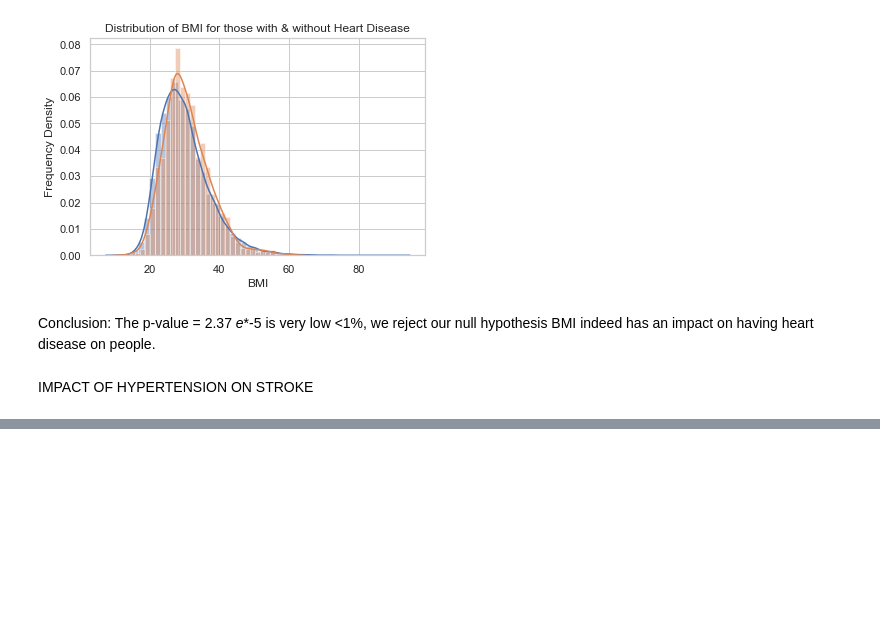
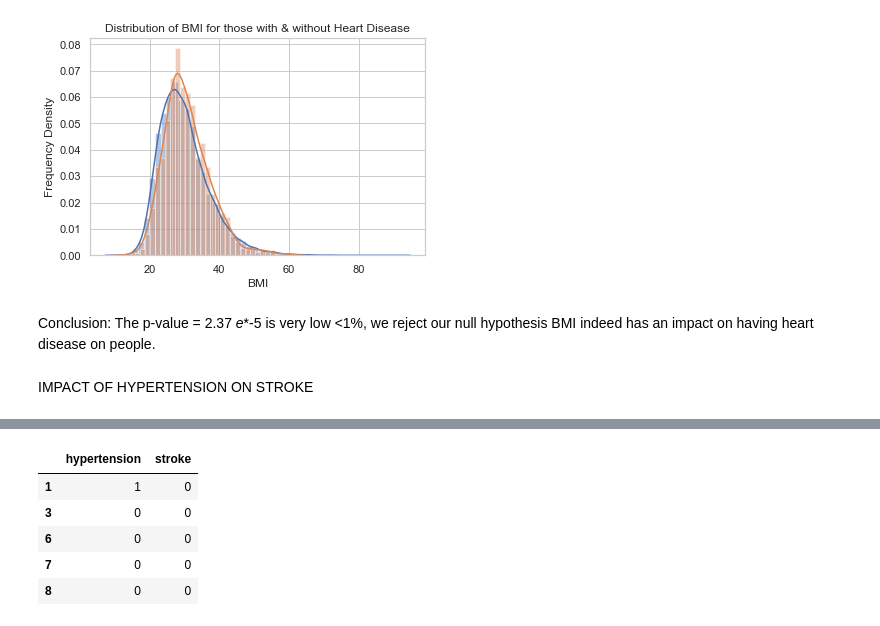
Before and after one commit to ThoaShook/ds-mod3-project, a Jupyter notebook: Thoa_Work0801.ipynb, the cells around one changed output, grey strips where cells are left out. Cells and saved outputs as stored; diff of their text form; code cells hidden in the pictures; blank space fills up the shorter version.

```diff
--- a/Thoa_Work0801.ipynb
+++ b/Thoa_Work0801.ipynb
@@ -342,0 +369,10 @@ IMPACT OF HYPERTENSION ON STROKE
+# %%
+df_hypertension_stroke = df[['hypertension', 'stroke']]
+df_hypertension_stroke.head()
+# %% [output]
+|  | hypertension | stroke |
+| 1 | 1 | 0 |
+| 3 | 0 | 0 |
+| 6 | 0 | 0 |
+| 7 | 0 | 0 |
+| 8 | 0 | 0 |
```
Also changed, not shown: parts of 5 cells of this notebook.
